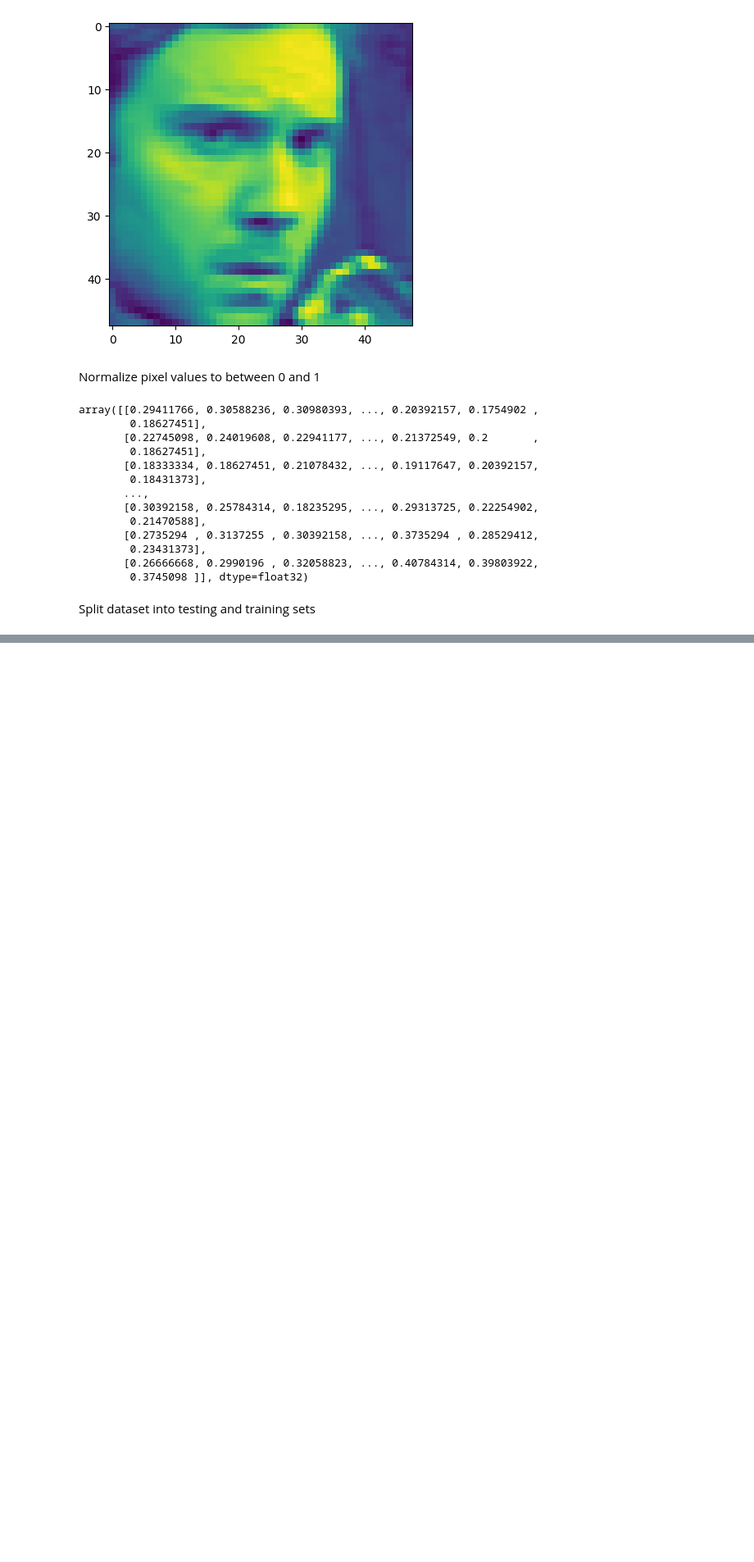
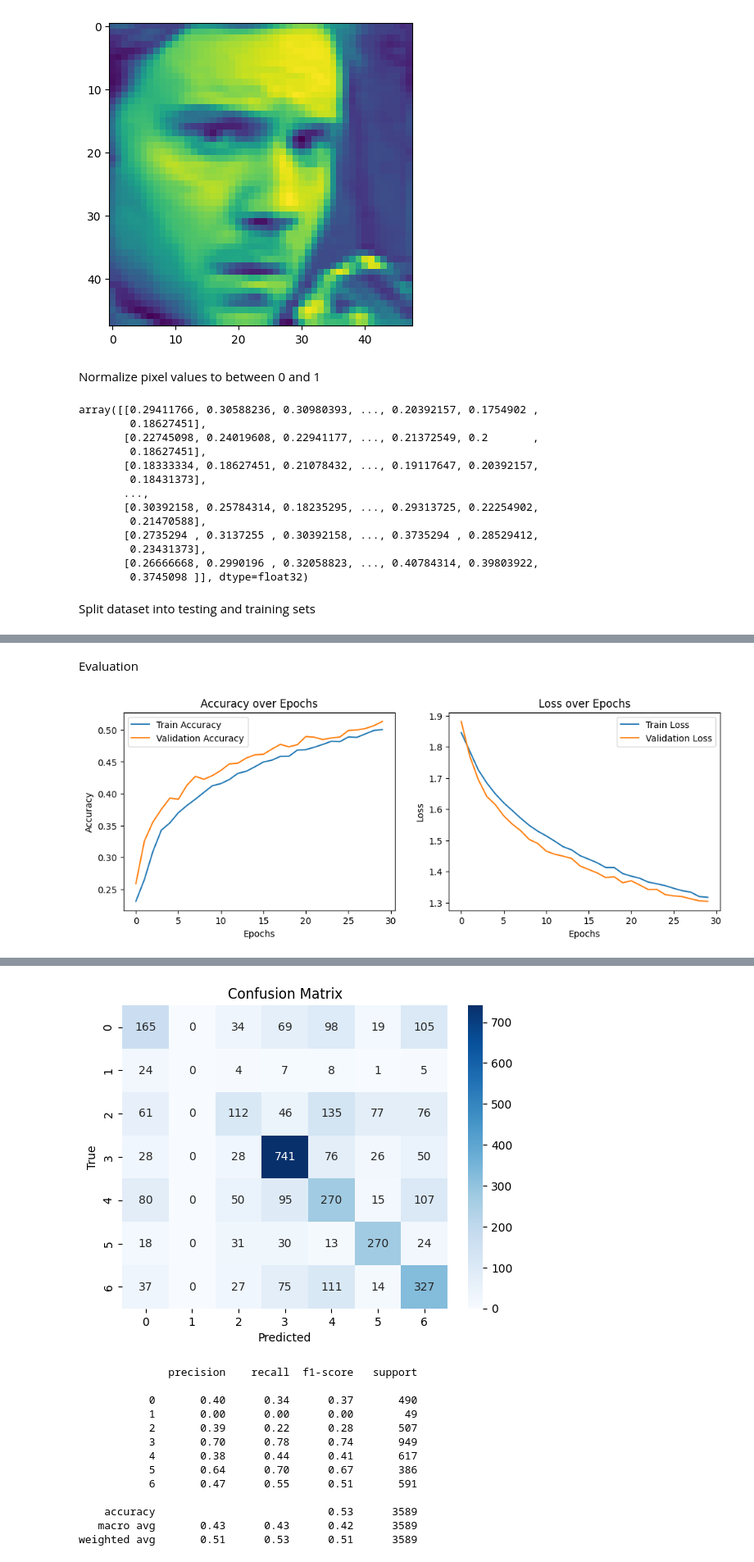
Before and after one commit to DanielGaudlandJacobsen/Dat305-Task-3, a Jupyter notebook: main.ipynb, the cells around one changed output, grey strips where cells are left out. Shown at 82% size. Saved outputs shown, nothing was run; the diff lists cells and outputs as text; code cells hidden in the pictures; blank space fills up the shorter version.

```diff
--- a/main.ipynb
+++ b/main.ipynb
@@ -146,0 +250,43 @@ model.add(Dense(len(np.unique(df["emotion"].values)), activation='softmax'))
+# %% [markdown]
+Evaluation
+# %%
+# Plot Training History
+plt.figure(figsize=(12, 4))
+plt.subplot(1, 2, 1)
+plt.plot(history.history['accuracy'], label='Train Accuracy')
+plt.plot(history.history['val_accuracy'], label='Validation Accuracy')
+plt.title('Accuracy over Epochs')
+plt.xlabel('Epochs')
+plt.ylabel('Accuracy')
+plt.legend()
+
+plt.subplot(1, 2, 2)
+plt.plot(history.history['loss'], label='Train Loss')
+plt.plot(history.history['val_loss'], label='Validation Loss')
+plt.title('Loss over Epochs')
+plt.xlabel('Epochs')
+plt.ylabel('Loss')
+plt.legend()
+
+plt.show()
+
+# Step 4: Evaluate the Model
+# Evaluate on Test Data
+test_loss, test_accuracy = model.evaluate(X_test_CNN, y_test_CNN)
+print(f'Test Accuracy: {test_accuracy:.4f}')
+
+# Confusion Matrix and Other Metrics
+from sklearn.metrics import confusion_matrix, classification_report
+import seaborn as sns
+
+y_pred = np.argmax(model.predict(X_test_CNN), axis=1)
+cm = confusion_matrix(y_test_CNN, y_pred)
+sns.heatmap(cm, annot=True, fmt='d', cmap='Blues')
+plt.title('Confusion Matrix')
+plt.xlabel('Predicted')
+plt.ylabel('True')
+plt.show()
+
+print(classification_report(y_test_CNN, y_pred))
+# %% [output]
+[figure, added]
@@ -146,0 +296,14 @@ model.add(Dense(len(np.unique(df["emotion"].values)), activation='softmax'))
+[figure, added]
+              precision    recall  f1-score   support
+
+           0       0.40      0.34      0.37       490
+           1       0.00      0.00      0.00        49
+           2       0.39      0.22      0.28       507
+           3       0.70      0.78      0.74       949
+           4       0.38      0.44      0.41       617
+           5       0.64      0.70      0.67       386
+           6       0.47      0.55      0.51       591
+
+    accuracy                           0.53      3589
+   macro avg       0.43      0.43      0.42      3589
+weighted avg       0.51      0.53      0.51      3589
```
Also changed, not shown: parts of 8 cells of this notebook.
